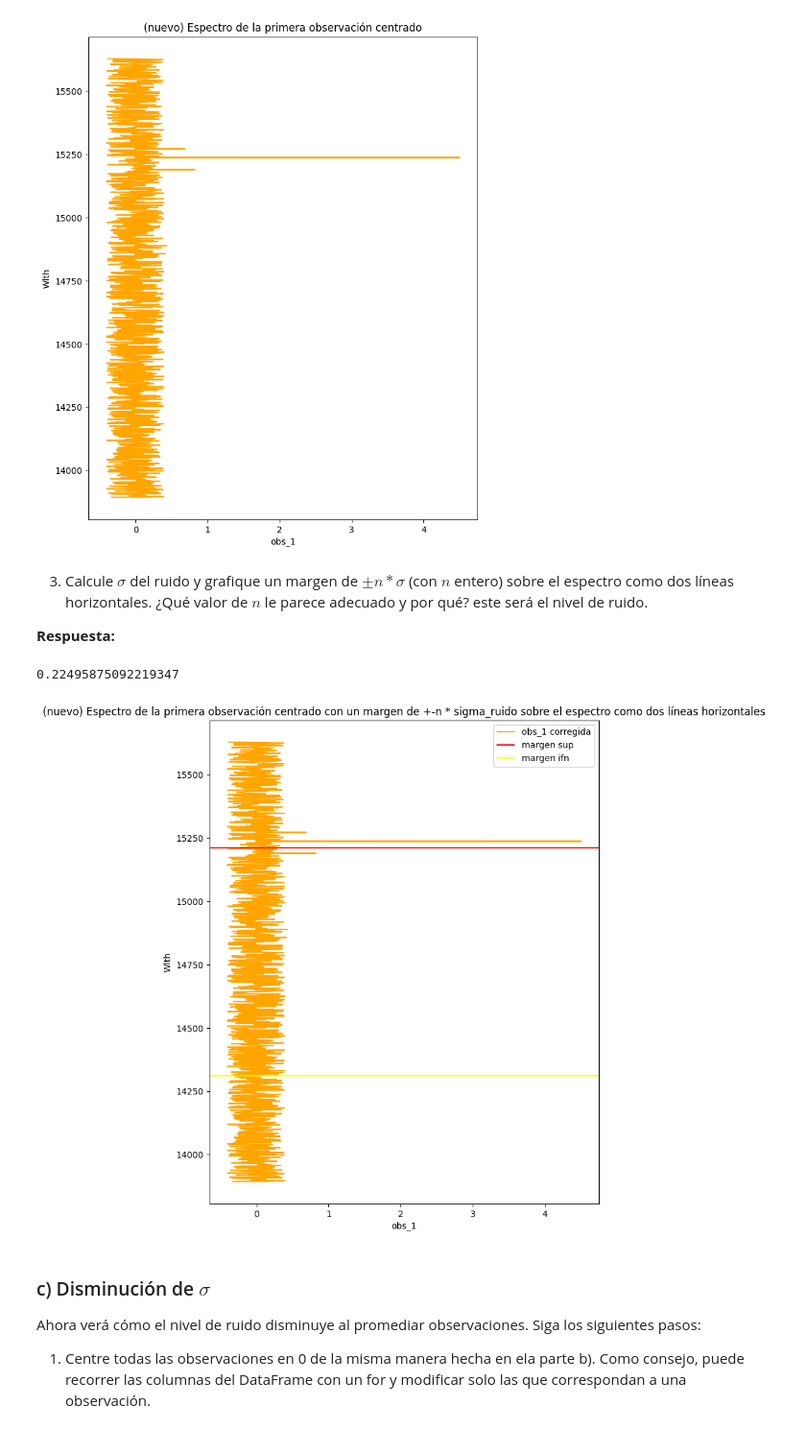
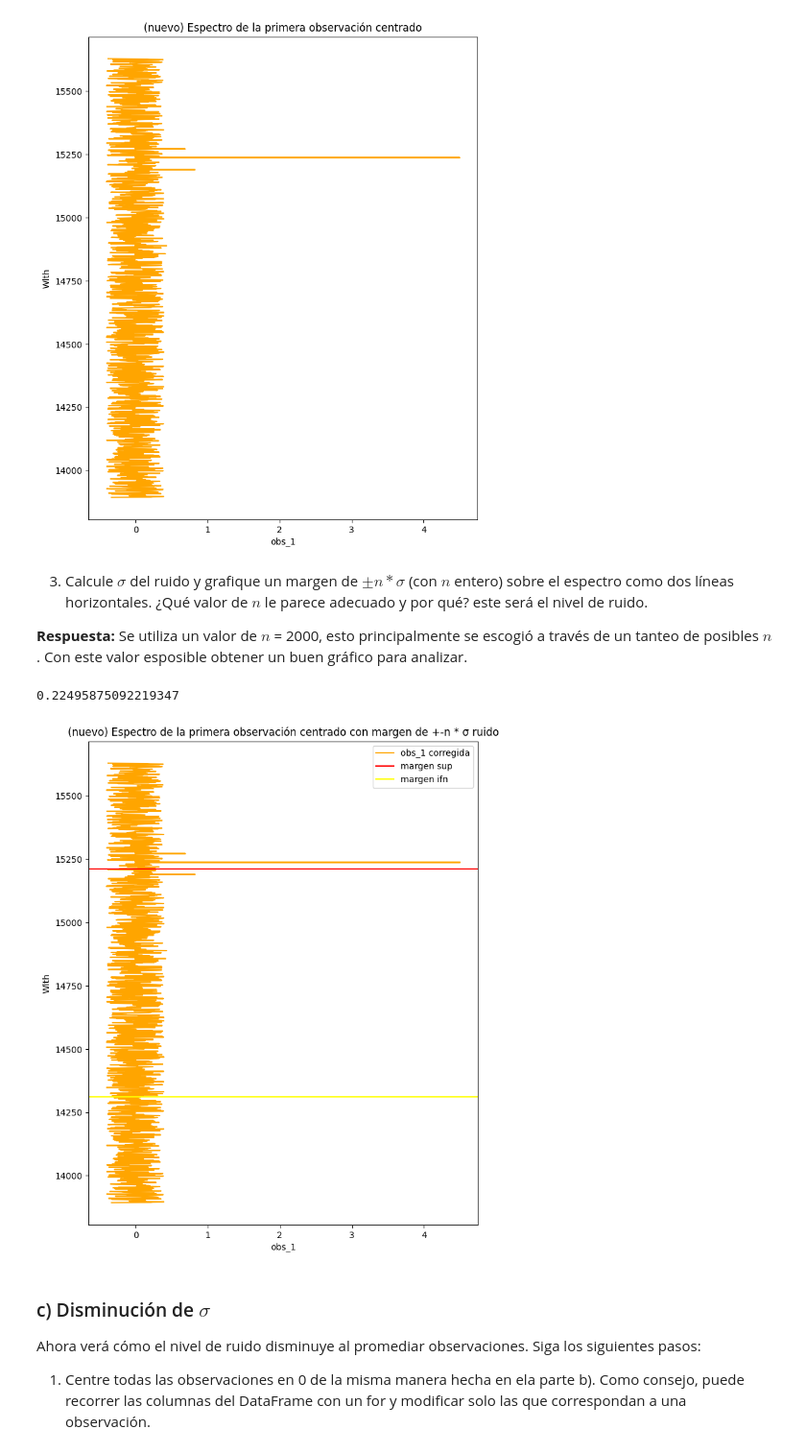
Before and after one commit to azavalac/Tarea-2-zavala, a Jupyter notebook: Tarea2.ipynb, the cells around one changed output. Shown at 96% size. Saved outputs shown, nothing was run; the diff lists cells and outputs as text; code cells hidden in the pictures.

```diff
--- a/Tarea2.ipynb
+++ b/Tarea2.ipynb
@@ -410,5 +420,5 @@ Name: obs_1, Length: 1420, dtype: float64
 # %% [markdown]
 3. Calcule $\sigma$ del ruido y grafique un margen de $\pm n*\sigma$ (con $n$ entero) sobre el espectro como dos líneas horizontales. ¿Qué valor de $n$ le parece adecuado y por qué? este será el nivel de ruido.
 
-**Respuesta:**
+**Respuesta:** Se utiliza un valor de $n$ = 2000, esto principalmente se escogió a través de un tanteo de posibles $n$. Con este valor esposible obtener un buen gráfico para analizar.
 # %%
@@ -418,18 +428,19 @@ print (sigma_ruido)
 0.22495875092219347
 # %%
 # n debe ser conveniente
-n = 2000 # se utiliza 3 para que el margen sea de +- 3 sigma_ruido
+n = 2000
+# Grafico
 plt.figure(figsize=(8, 10))
 plt.plot(obs_1cn, Wlth, color = 'orange', label  = 'obs_1 corregida')
 plt.axhline(y = Wlth.mean() + n*sigma_ruido, color = 'red', linestyle = '-', label = 'margen sup')
 plt.axhline(y = Wlth.mean() - n*sigma_ruido, color = 'yellow', linestyle = '-', label = 'margen ifn')
-plt.title('(nuevo) Espectro de la primera observación centrado con un margen de +-n * sigma_ruido sobre el espectro como dos líneas horizontales')
+plt.title('(nuevo) Espectro de la primera observación centrado con margen de +-n * σ ruido')
 plt.xlabel('obs_1')
 plt.ylabel('Wlth')
 plt.legend()
 plt.show()
 # %% [output]
-[figure, old version]
+[figure, new version]
 # %% [markdown]
 ### c) Disminución de $\sigma$
 
```
Also changed, not shown: parts of 17 cells of this notebook.
